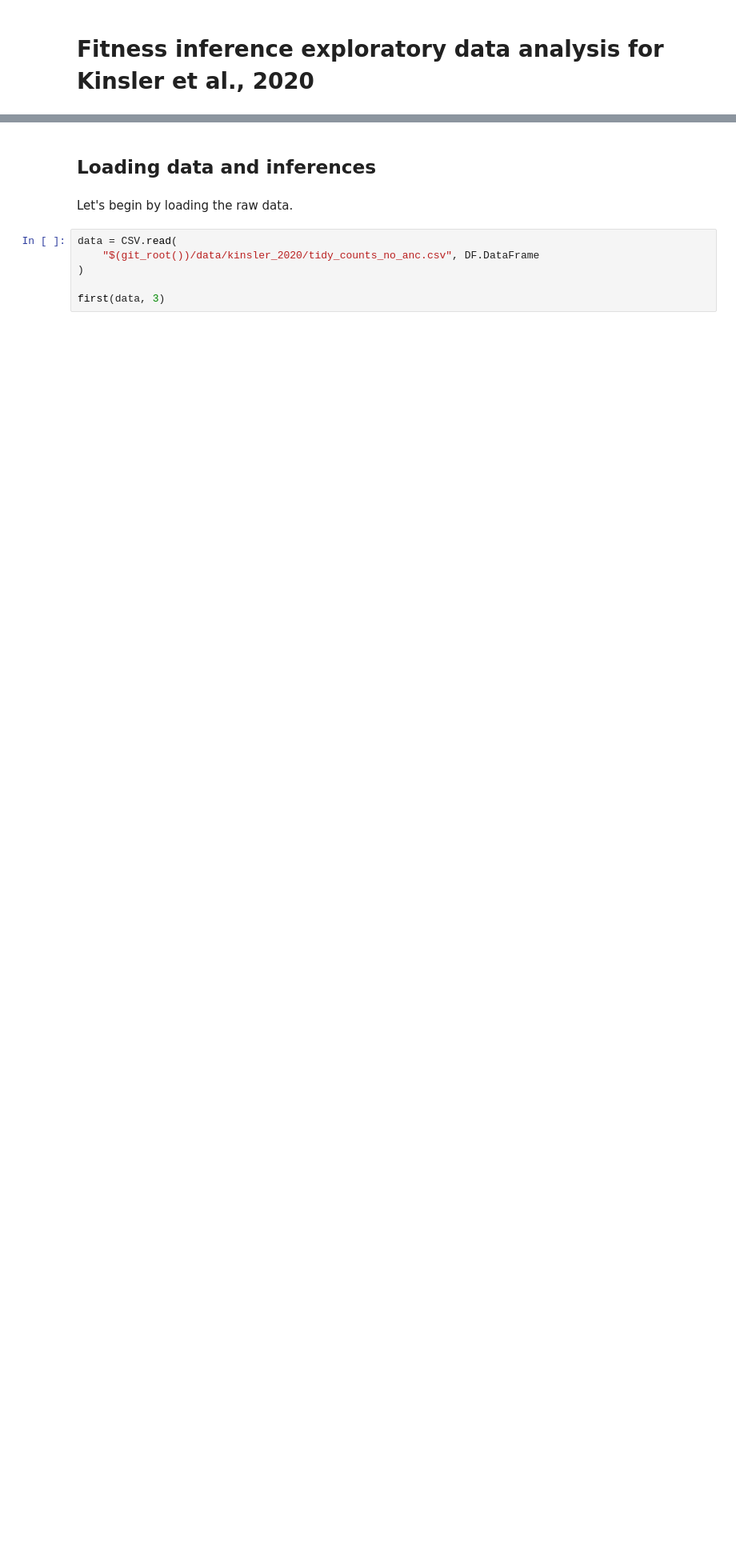
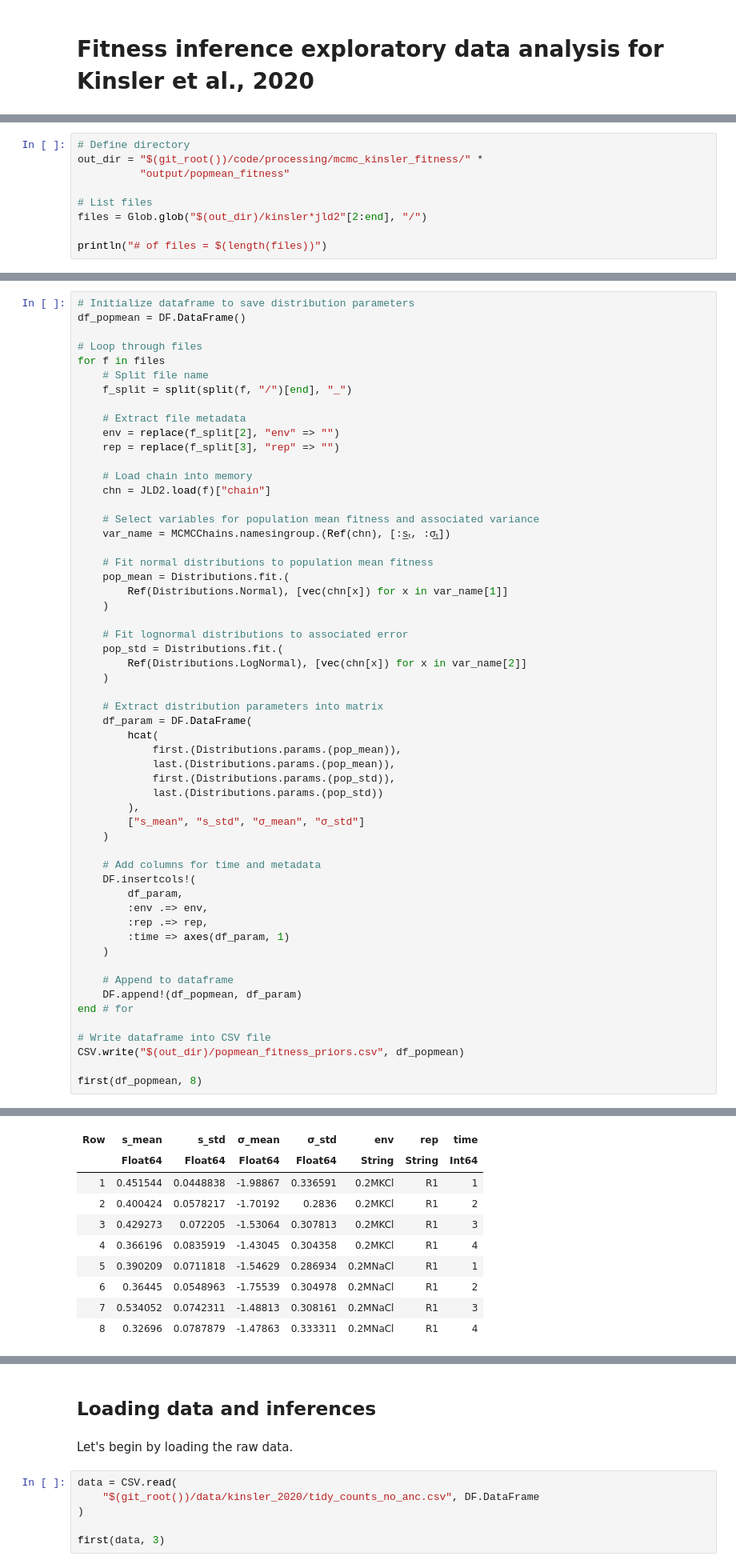
Before and after one commit to mrazomej/bayesian_fitness, a Jupyter notebook: code/exploratory/kinsler_fitness_eda.ipynb, the cells around one changed output, grey strips where cells are left out. Shown at 80% size. Saved outputs shown, nothing was run; the diff lists cells and outputs as text; blank space fills up the shorter version.

Commit message:
add code to obtain priors from inferences of pop mean fitness and frequencies alone

```diff
--- a/code/exploratory/kinsler_fitness_eda.ipynb
+++ b/code/exploratory/kinsler_fitness_eda.ipynb
@@ -44,0 +48,9 @@ inference pipeline, we will perform an exploratory data analysis of the outcome.
+# %%
+# Define directory
+out_dir = "$(git_root())/code/processing/mcmc_kinsler_fitness/" *
+          "output/popmean_fitness"
+
+# List files
+files = Glob.glob("$(out_dir)/kinsler*jld2"[2:end], "/")
+
+println("# of files = $(length(files))")
@@ -44,0 +68,57 @@ inference pipeline, we will perform an exploratory data analysis of the outcome.
+# %%
+# Initialize dataframe to save distribution parameters
+df_popmean = DF.DataFrame()
+
+# Loop through files
+for f in files
+    # Split file name
+    f_split = split(split(f, "/")[end], "_")
+
+    # Extract file metadata
+    env = replace(f_split[2], "env" => "")
+    rep = replace(f_split[3], "rep" => "")
+
+    # Load chain into memory
+    chn = JLD2.load(f)["chain"]
+
+    # Select variables for population mean fitness and associated variance
+    var_name = MCMCChains.namesingroup.(Ref(chn), [:s̲ₜ, :σ̲ₜ])
+
+    # Fit normal distributions to population mean fitness
+    pop_mean = Distributions.fit.(
+        Ref(Distributions.Normal), [vec(chn[x]) for x in var_name[1]]
+    )
+
+    # Fit lognormal distributions to associated error
+    pop_std = Distributions.fit.(
+        Ref(Distributions.LogNormal), [vec(chn[x]) for x in var_name[2]]
+    )
+
+    # Extract distribution parameters into matrix
+    df_param = DF.DataFrame(
+        hcat(
+            first.(Distributions.params.(pop_mean)),
+            last.(Distributions.params.(pop_mean)),
+            first.(Distributions.params.(pop_std)),
+            last.(Distributions.params.(pop_std))
+        ),
+        ["s_mean", "s_std", "σ_mean", "σ_std"]
+    )
+
+    # Add columns for time and metadata
+    DF.insertcols!(
+        df_param,
+        :env .=> env,
+        :rep .=> rep,
+        :time => axes(df_param, 1)
+    )
+
+    # Append to dataframe
+    DF.append!(df_popmean, df_param)
+end # for
+
+# Write dataframe into CSV file
+CSV.write("$(out_dir)/popmean_fitness_priors.csv", df_popmean)
+
+first(df_popmean, 8)
+# %% [output]
@@ -44,0 +126,10 @@ inference pipeline, we will perform an exploratory data analysis of the outcome.
+| Row | s_mean | s_std | σ_mean | σ_std | env | rep | time |
+|  | Float64 | Float64 | Float64 | Float64 | String | String | Int64 |
+| 1 | 0.451544 | 0.0448838 | -1.98867 | 0.336591 | 0.2MKCl | R1 | 1 |
+| 2 | 0.400424 | 0.0578217 | -1.70192 | 0.2836 | 0.2MKCl | R1 | 2 |
+| 3 | 0.429273 | 0.072205 | -1.53064 | 0.307813 | 0.2MKCl | R1 | 3 |
+| 4 | 0.366196 | 0.0835919 | -1.43045 | 0.304358 | 0.2MKCl | R1 | 4 |
+| 5 | 0.390209 | 0.0711818 | -1.54629 | 0.286934 | 0.2MNaCl | R1 | 1 |
+| 6 | 0.36445 | 0.0548963 | -1.75539 | 0.304978 | 0.2MNaCl | R1 | 2 |
+| 7 | 0.534052 | 0.0742311 | -1.48813 | 0.308161 | 0.2MNaCl | R1 | 3 |
+| 8 | 0.32696 | 0.0787879 | -1.47863 | 0.333311 | 0.2MNaCl | R1 | 4 |
```
Also changed, not shown: parts of 34 cells of this notebook.
